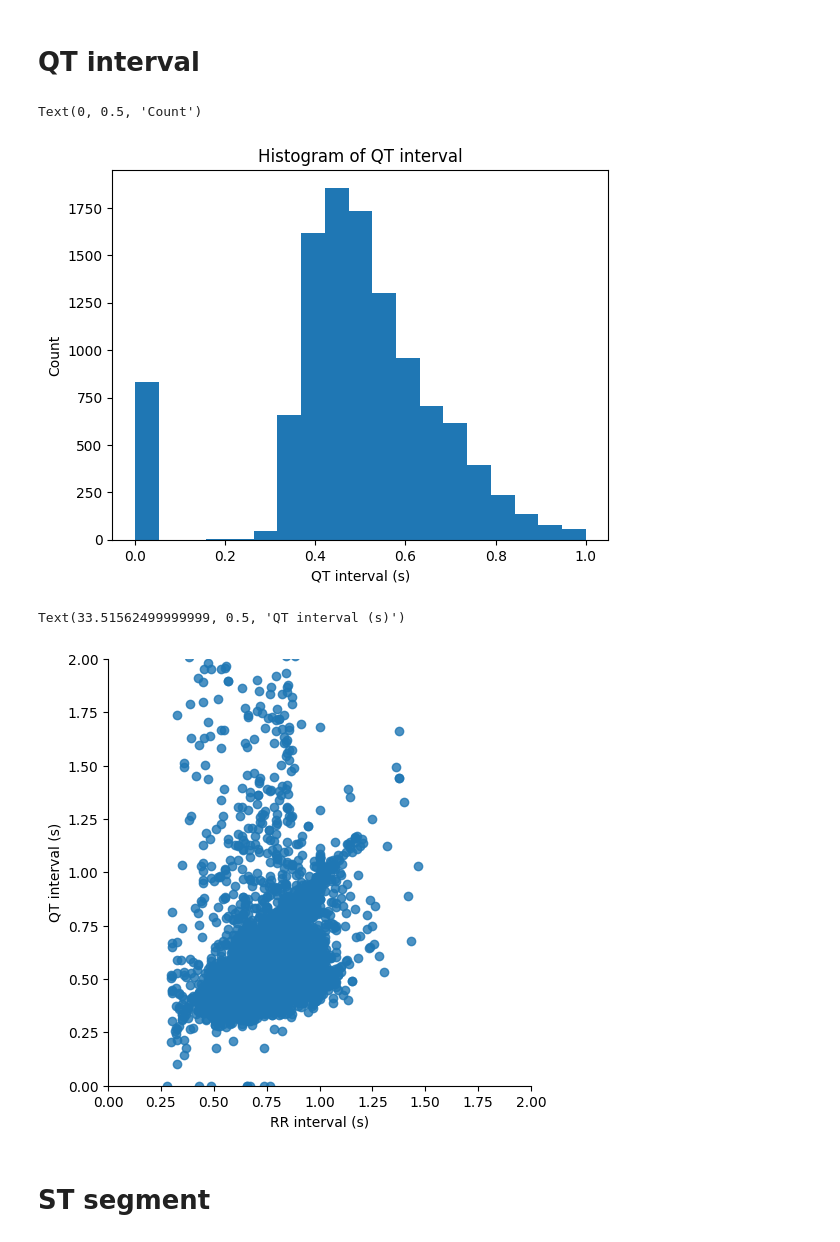
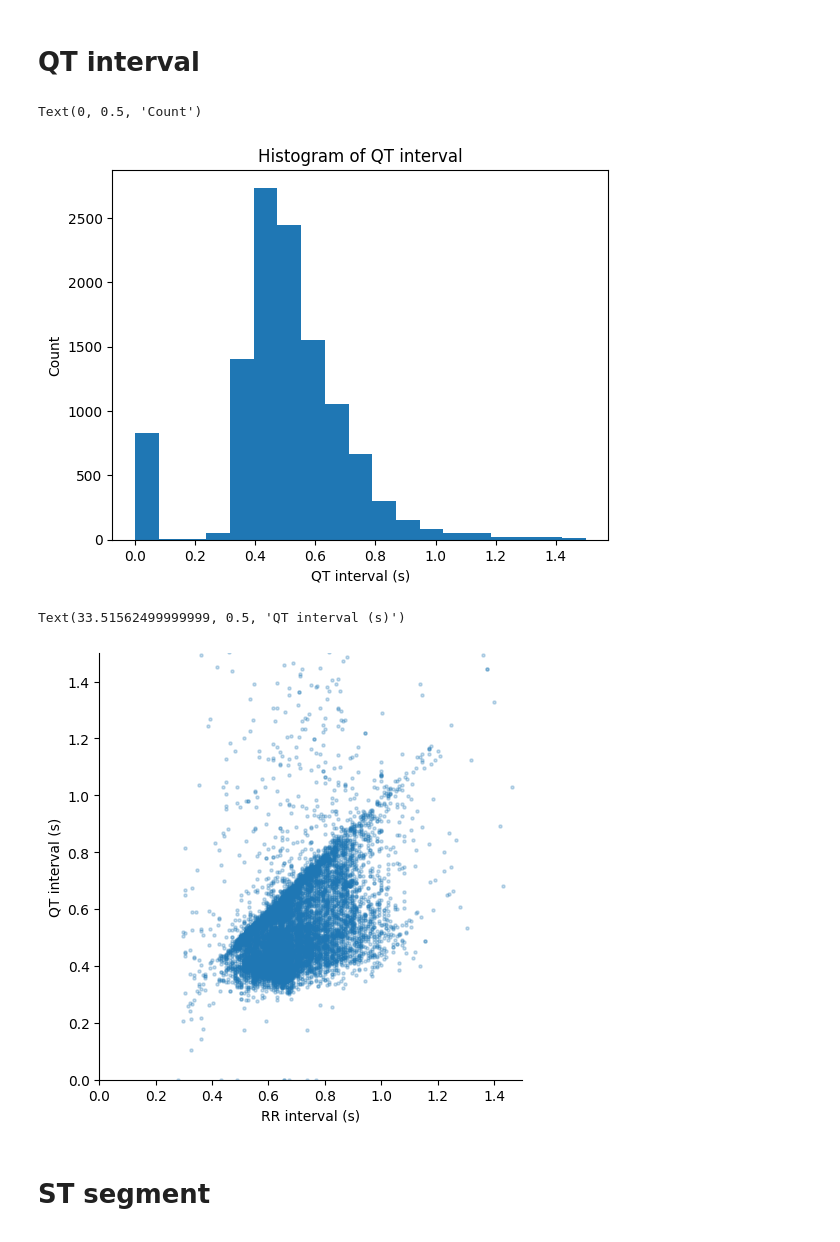
Before and after one commit to hjalalin/ecg-bp-estimation, a Jupyter notebook: 1_ECG_featueres.ipynb, the cells around one changed output. Drawn from its saved outputs; the diff is of its cells as text; code cells hidden in the pictures.

```diff
--- a/1_ECG_featueres.ipynb
+++ b/1_ECG_featueres.ipynb
@@ -161,23 +161,23 @@ Text(0, 0.5, 'Count')
 # %% [markdown]
 # QT interval
 # %%
-plt.hist(ecg_features_df['qt_interval'], bins= np.linspace(0, 1, 20))
+plt.hist(ecg_features_df['qt_interval'], bins= np.linspace(0, 1.5, 20))
 plt.title('Histogram of QT interval')
 plt.xlabel('QT interval (s)')
 plt.ylabel('Count')
 # %% [output]
 Text(0, 0.5, 'Count')
-[figure, old version]
+[figure, new version]
 # %%
 ecg_features_df['rr_interval'] = 60/ecg_features_df['HR']
-sns.lmplot(data=ecg_features_df, x='rr_interval', y='qt_interval', fit_reg=False)
-plt.xlim([0, 2])
-plt.ylim([0, 2])
+sns.lmplot(data=ecg_features_df, x='rr_interval', y='qt_interval', fit_reg=False, scatter_kws={'alpha': 0.25, 's':5})
+plt.xlim([0, 1.5])
+plt.ylim([0, 1.5])
 plt.xlabel('RR interval (s)')
 plt.ylabel('QT interval (s)')
 # %% [output]
 Text(33.51562499999999, 0.5, 'QT interval (s)')
-[figure, old version]
+[figure, new version]
 # %% [markdown]
 #  ST segment
 # %%
```
